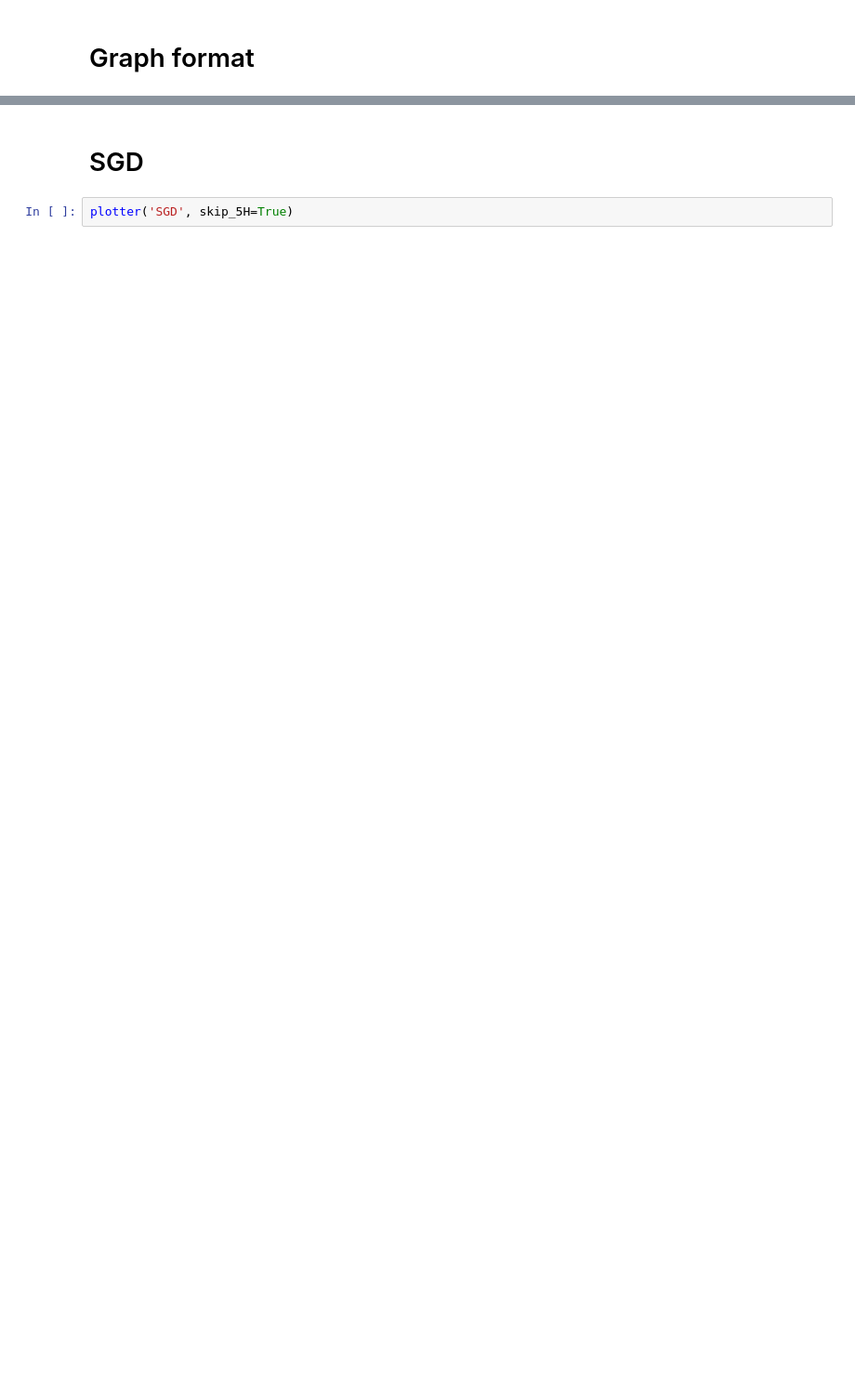
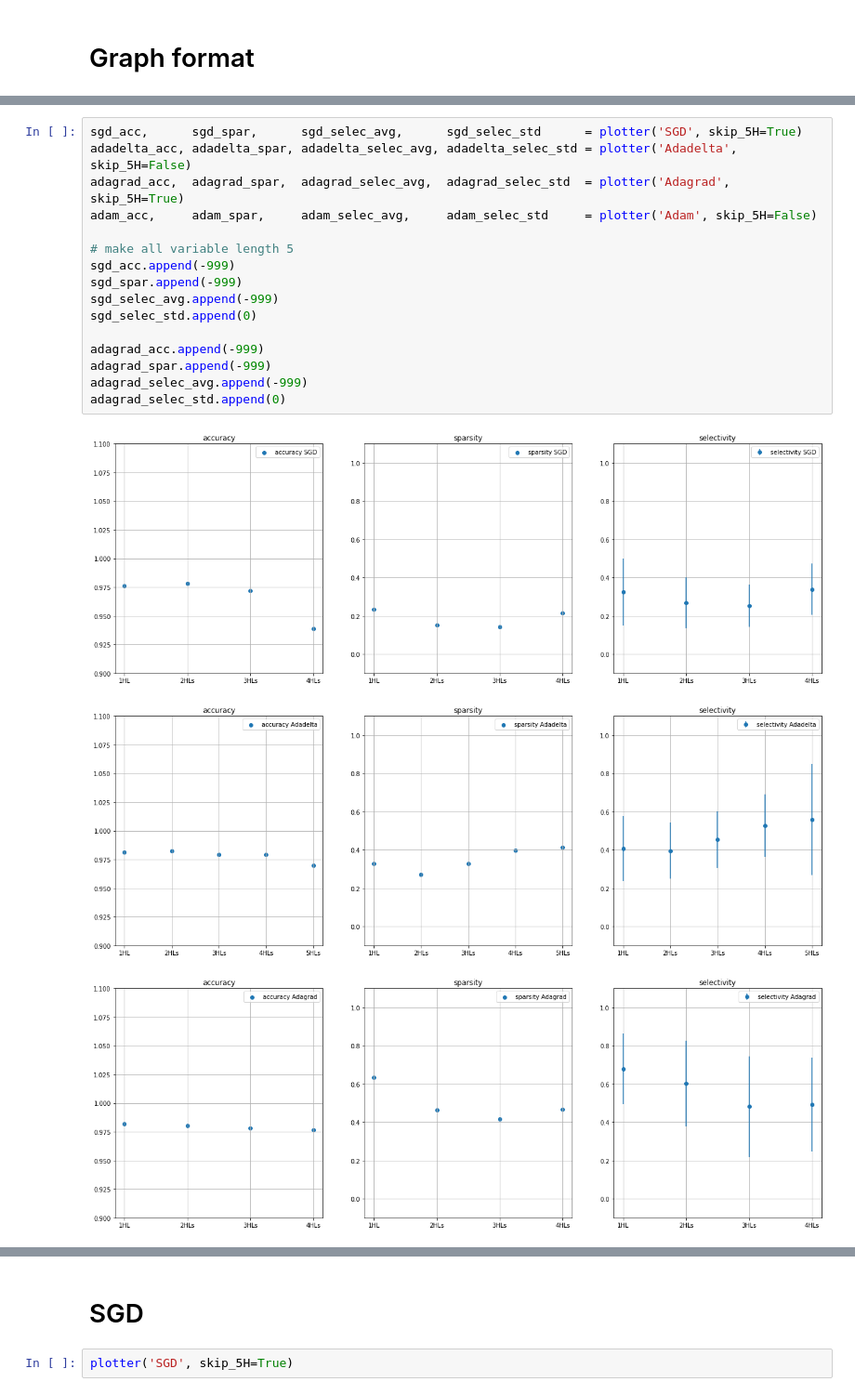
Before and after one commit to 7201krap/COMS30045_Individual-Project, a Jupyter notebook: FINAL/Graphs/data_hidden_layers/num_hidden_layers.ipynb, the cells around one changed output, grey strips where cells are left out. Shown at 93% size. Saved outputs shown, nothing was run; the diff lists cells and outputs as text; blank space fills up the shorter version.

```diff
--- a/FINAL/Graphs/data_hidden_layers/num_hidden_layers.ipynb
+++ b/FINAL/Graphs/data_hidden_layers/num_hidden_layers.ipynb
@@ -209,0 +182,20 @@ selectivity % difference: 5HLs / 1HL(original): 144.54168753349143
+# %%
+sgd_acc,      sgd_spar,      sgd_selec_avg,      sgd_selec_std      = plotter('SGD', skip_5H=True)
+adadelta_acc, adadelta_spar, adadelta_selec_avg, adadelta_selec_std = plotter('Adadelta', skip_5H=False)
+adagrad_acc,  adagrad_spar,  adagrad_selec_avg,  adagrad_selec_std  = plotter('Adagrad', skip_5H=True)
+adam_acc,     adam_spar,     adam_selec_avg,     adam_selec_std     = plotter('Adam', skip_5H=False)
+
+# make all variable length 5
+sgd_acc.append(-999)
+sgd_spar.append(-999)
+sgd_selec_avg.append(-999)
+sgd_selec_std.append(0)
+
+adagrad_acc.append(-999)
+adagrad_spar.append(-999)
+adagrad_selec_avg.append(-999)
+adagrad_selec_std.append(0)
+# %% [output]
+[figure, added]
+[figure, added]
+[figure, added]
```
Also changed, not shown: parts of 17 cells of this notebook, 1 other file.
